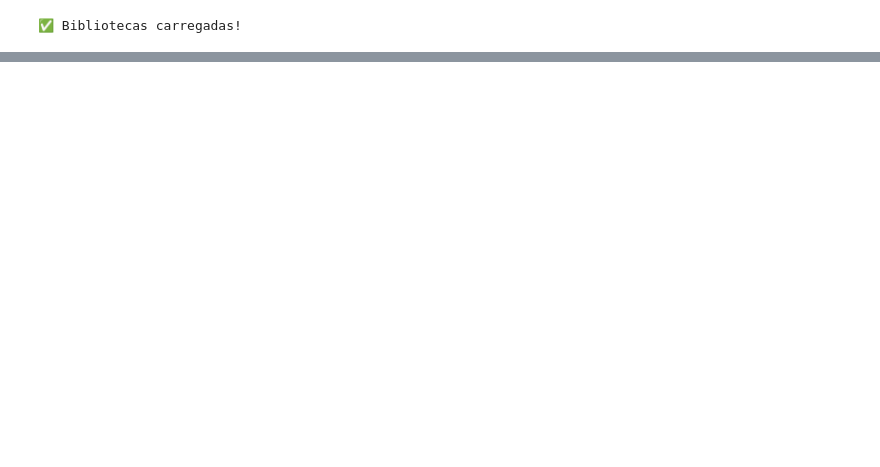
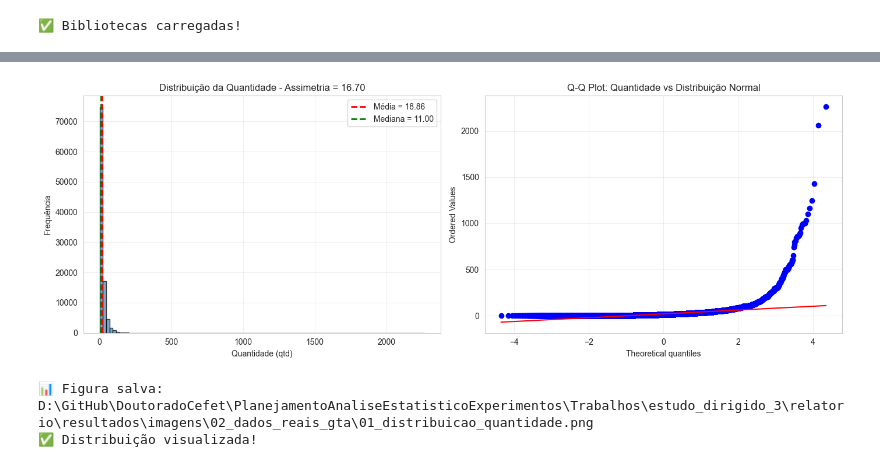
Before and after one commit to LeonardoVieiraGuimaraes/DoutoradoCefet, a Jupyter notebook: PlanejamentoAnaliseEstatisticoExperimentos/Trabalhos/estudo_dirigido_3/02_analise_dados_reais_gta.ipynb, the cells around one changed output, grey strips where cells are left out. Saved outputs shown, nothing was run; the diff lists cells and outputs as text; code cells hidden in the pictures; blank space fills up the shorter version.

```diff
--- a/PlanejamentoAnaliseEstatisticoExperimentos/Trabalhos/estudo_dirigido_3/02_analise_dados_reais_gta.ipynb
+++ b/PlanejamentoAnaliseEstatisticoExperimentos/Trabalhos/estudo_dirigido_3/02_analise_dados_reais_gta.ipynb
@@ -75,23 +252,30 @@ print(f"Amplitude: {populacao.max() - populacao.min():.4f}")
 # %%
 # Visualizar distribuição
 fig, axes = plt.subplots(1, 2, figsize=(14, 5))
 
 # Histograma
 axes[0].hist(populacao, bins=100, color='steelblue', alpha=0.7, edgecolor='black')
 axes[0].axvline(mu_pop, color='red', linestyle='--', linewidth=2, label=f'Média = {mu_pop:.2f}')
 axes[0].axvline(mediana_pop, color='green', linestyle='--', linewidth=2, label=f'Mediana = {mediana_pop:.2f}')
 axes[0].set_xlabel('Quantidade (qtd)')
 axes[0].set_ylabel('Frequência')
 axes[0].set_title(f'Distribuição da Quantidade - Assimetria = {assimetria_pop:.2f}')
 axes[0].legend()
 axes[0].grid(alpha=0.3)
 
 # Q-Q Plot
 stats.probplot(populacao, dist="norm", plot=axes[1])
 axes[1].set_title('Q-Q Plot: Quantidade vs Distribuição Normal')
 axes[1].grid(alpha=0.3)
 
 plt.tight_layout()
 plt.show()
 
+# Salvar figura
+salvar_figura(fig, '01_distribuicao_quantidade')
+
 print("✅ Distribuição visualizada!")
+# %% [output]
+[figure, added]
+📊 Figura salva: D:\GitHub\DoutoradoCefet\PlanejamentoAnaliseEstatisticoExperimentos\Trabalhos\estudo_dirigido_3\relatorio\resultados\imagens\02_dados_reais_gta\01_distribuicao_quantidade.png
+✅ Distribuição visualizada!
```
Also changed, not shown: parts of 15 cells of this notebook, 8 other files.
